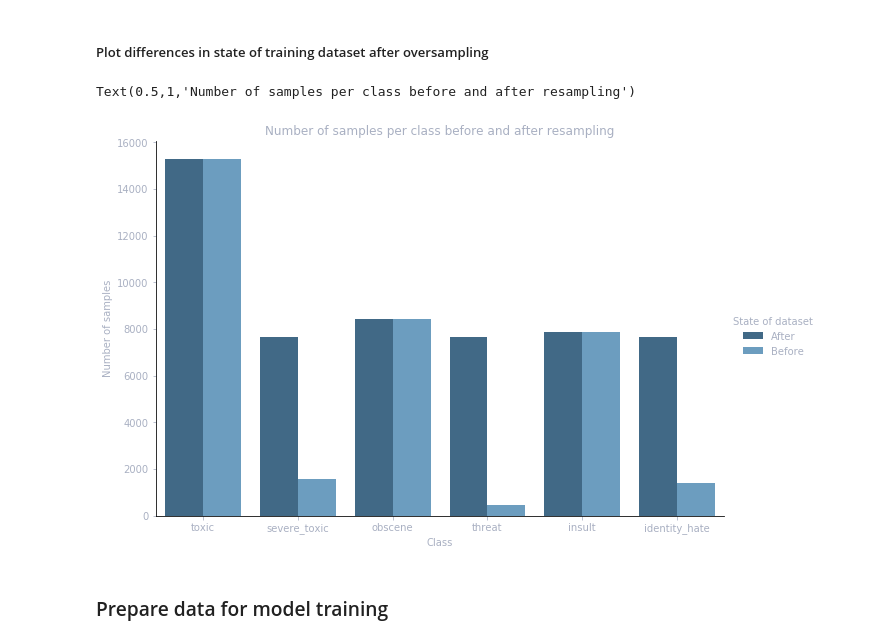
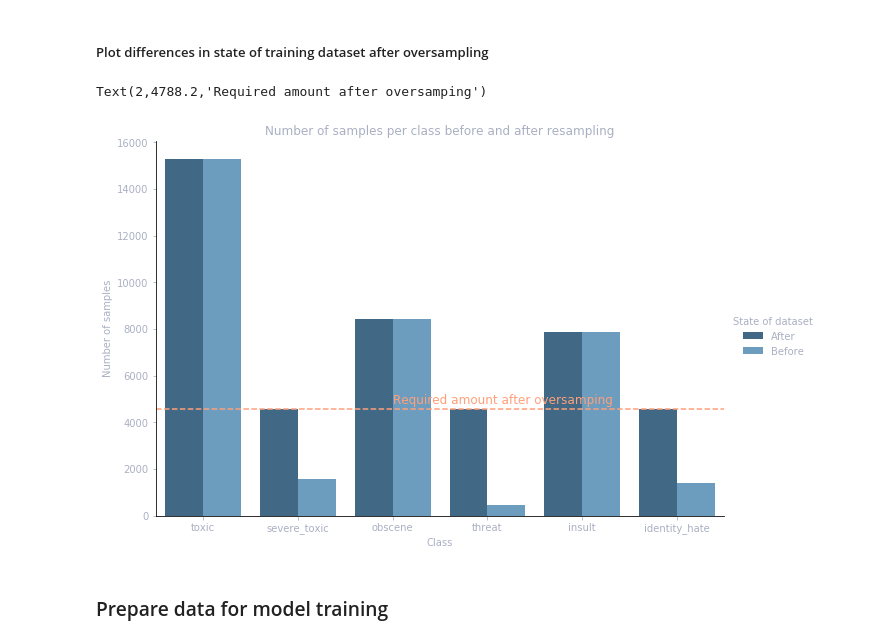
Before and after one commit to zistabar/detox, a Jupyter notebook: notebooks/Detox.ipynb, the cells around one changed output. Drawn from its saved outputs; the diff is of its cells as text; code cells hidden in the pictures.

Commit message:
Extend oversampling

```diff
--- a/notebooks/Detox.ipynb
+++ b/notebooks/Detox.ipynb
@@ -309,10 +309,18 @@ one_hot_targets = np.eye(len(classes_names))[targets]
 one_hot_targets_assigned = {}
 for label in range(len(classes_names)):
     one_hot_targets_assigned[classes_names[label]] = one_hot_targets[label]
+# %%
+# Define analyzed set of classes and acceptable imbalance
+include_clean_class = True
+acceptable_imbalance_factor = .1
+
+if include_clean_class:
+    analyzed_classes = summed_labels_extended_train
+else:
+    analyzed_classes = summed_labels_extended_train[0:6]
 # %%
 # Evaluate only negative classes
-max_n_samples = max(summed_labels_extended_train[0:6])
-acceptable_imbalance_factor = .5
+max_n_samples = max(analyzed_classes)
 n_samples_deficiency_factor = max_n_samples * acceptable_imbalance_factor
 
 def get_deficient_classes(labels):
@@ -478,7 +486,7 @@ Labels and comments consistent: True
 # %%
 oversampled_summed_label = pd.DataFrame(extended_labels_train).sum()
 oversampled_summed_label.index = classes_names
-original_summed_labels = summed_labels_extended_train[0:6]
+original_summed_labels = analyzed_classes
 
 data = pd.DataFrame(pd.concat([oversampled_summed_label, original_summed_labels], axis=1).reset_index())
 
@@ -488,17 +496,21 @@ data_for_barplot['State of dataset'] = data_for_barplot['State of dataset'].map(
 # %%
 fg = sns.catplot(x='Class',
             y='Number of samples',
             hue='State of dataset',
             data=data_for_barplot,
             kind='bar',
             palette="Blues_d",
             height=6, aspect=1.5)
 
 axes = fg.axes.flatten()
-axes[0].set_title("Number of samples per class before and after resampling")
+
+axes[0].set_title('Number of samples per class before and after resampling')
+axes[0].axhline(n_samples_deficiency_factor, ls='--', color='LightSalmon')
+axes[0].text(2, n_samples_deficiency_factor + 200,
+             'Required amount after oversamping', color='LightSalmon', fontsize=12)
 # %% [output]
-Text(0.5,1,'Number of samples per class before and after resampling')
+Text(2,4788.2,'Required amount after oversamping')
-[figure, old version]
+[figure, new version]
 # %% [markdown]
 ### Prepare data for model training
 # %% [markdown]
```
Also changed, not shown: parts of 15 cells of this notebook.
